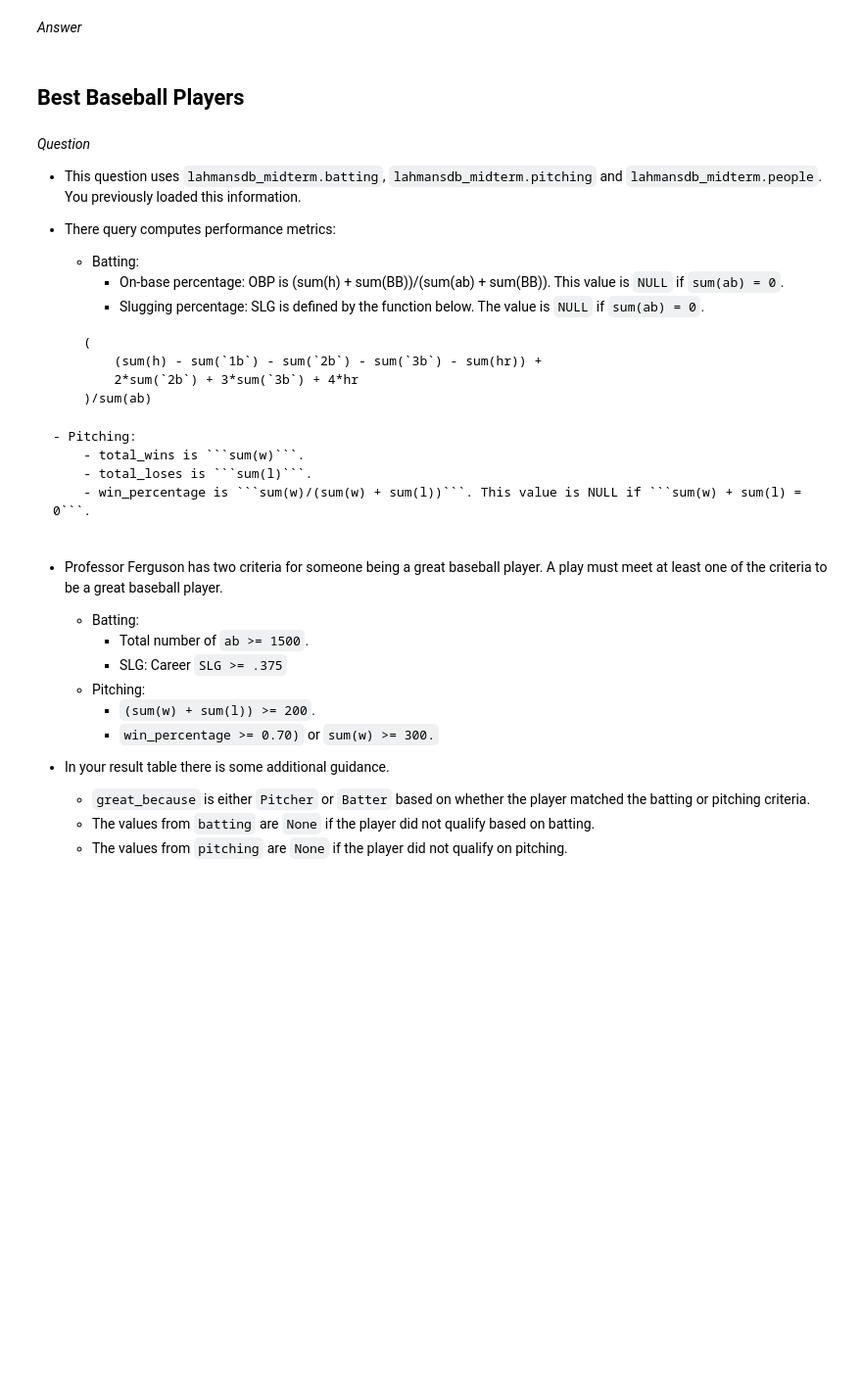
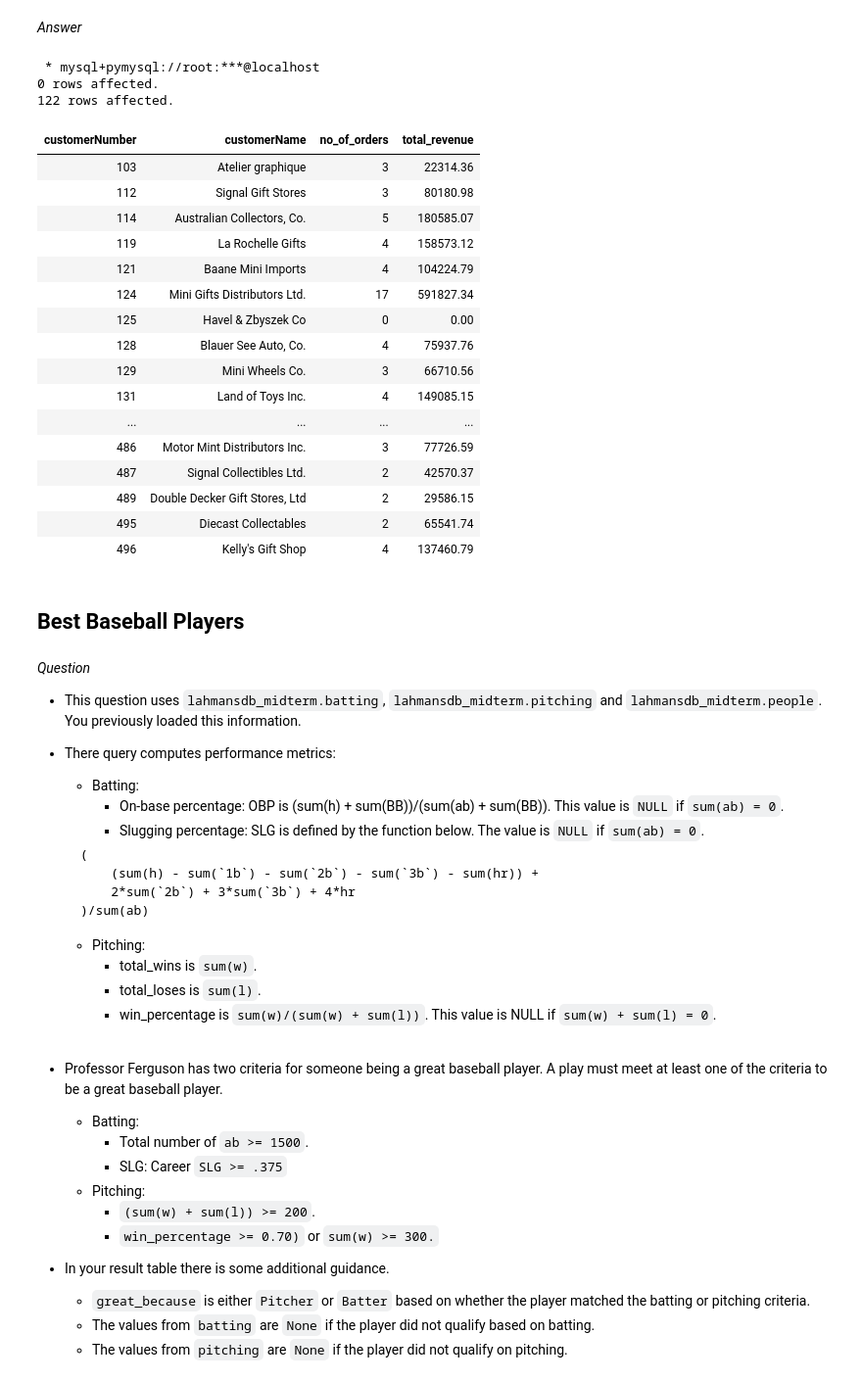
Before and after one commit to fsy2001/midterm, a Jupyter notebook: s23_w4111_midterm.ipynb, the cells around one changed output. Shown at 98% size. Drawn from its saved outputs; the diff is of its cells as text; code cells hidden in the pictures; blank space fills up the shorter version.

````diff
--- a/s23_w4111_midterm.ipynb
+++ b/s23_w4111_midterm.ipynb
@@ -705,3 +843,42 @@ _Answer_
+# %%
+%%sql
+
+USE classicmodels;
+
+WITH order_price AS (SELECT orderNumber,
+                            customerNumber,
+                            SUM(quantityOrdered * priceEach) AS price
+                     FROM orders
+                              NATURAL JOIN orderdetails
+                     GROUP BY orderNumber)
+SELECT customers.customerNumber AS customerNumber,
+       customerName,
+       COUNT(orderNumber)       as no_of_orders,
+       COALESCE(SUM(price), 0)  AS total_revenue
+FROM customers
+         LEFT OUTER JOIN order_price ON customers.customerNumber = order_price.customerNumber
+GROUP BY customerNumber;
+# %% [output]
+ * mysql+pymysql://root:***@localhost
+0 rows affected.
+122 rows affected.
+| customerNumber | customerName | no_of_orders | total_revenue |
+| 103 | Atelier graphique | 3 | 22314.36 |
+| 112 | Signal Gift Stores | 3 | 80180.98 |
+| 114 | Australian Collectors, Co. | 5 | 180585.07 |
+| 119 | La Rochelle Gifts | 4 | 158573.12 |
+| 121 | Baane Mini Imports | 4 | 104224.79 |
+| 124 | Mini Gifts Distributors Ltd. | 17 | 591827.34 |
+| 125 | Havel & Zbyszek Co | 0 | 0.00 |
+| 128 | Blauer See Auto, Co. | 4 | 75937.76 |
+| 129 | Mini Wheels Co. | 3 | 66710.56 |
+| 131 | Land of Toys Inc. | 4 | 149085.15 |
+| ... | ... | ... | ... |
+| 486 | Motor Mint Distributors Inc. | 3 | 77726.59 |
+| 487 | Signal Collectibles Ltd. | 2 | 42570.37 |
+| 489 | Double Decker Gift Stores, Ltd | 2 | 29586.15 |
+| 495 | Diecast Collectables | 2 | 65541.74 |
+| 496 | Kelly's Gift Shop | 4 | 137460.79 |
 # %% [markdown]
 ## Best Baseball Players
 # %% [markdown]
@@ -714,12 +891,12 @@ _Question_
     - Batting:
         - On-base percentage: OBP is (sum(h) + sum(BB))/(sum(ab) + sum(BB)). This value is ```NULL``` if ```sum(ab) = 0```.
         - Slugging percentage: SLG is defined by the function below. The value is ```NULL``` if ```sum(ab) = 0```.
-```
+    ```
     (
         (sum(h) - sum(`1b`) - sum(`2b`) - sum(`3b`) - sum(hr)) +
         2*sum(`2b`) + 3*sum(`3b`) + 4*hr
     )/sum(ab)
-```
+   ```
 
     - Pitching:
         - total_wins is ```sum(w)```.
````
Also changed, not shown: parts of 57 cells of this notebook, 4 other files.
